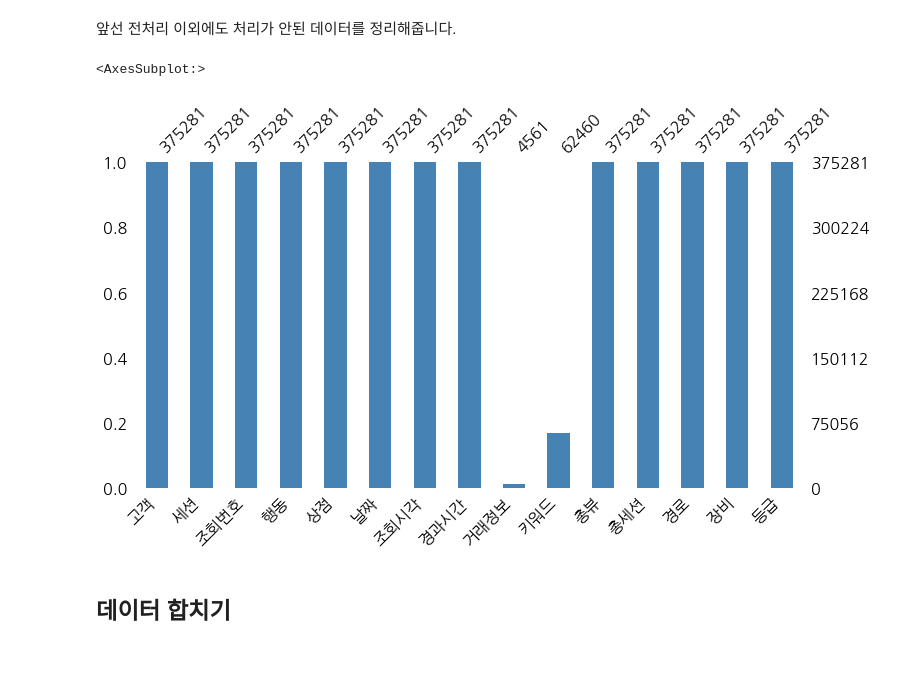
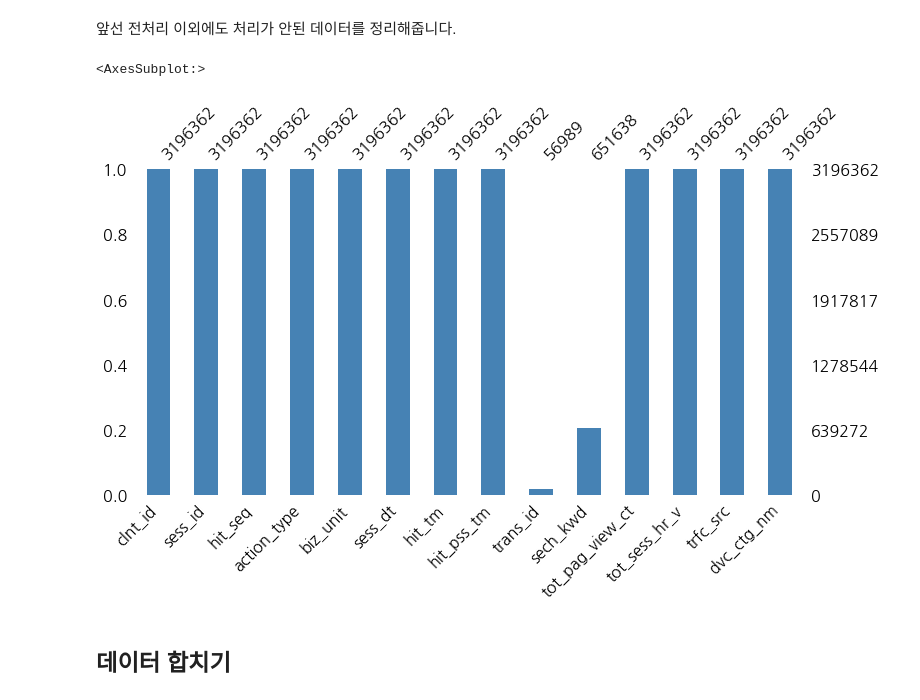
Before and after one commit to PEBpung/Lpoint-Hackathon, a Jupyter notebook: src/1. 데이터 핸들링.ipynb, the cells around one changed output. Cells and saved outputs as stored; diff of their text form; code cells hidden in the pictures; blank space fills up the shorter version.

```diff
--- a/src/1. 데이터 핸들링.ipynb
+++ b/src/1. 데이터 핸들링.ipynb
@@ -42,3 +24,30 @@ item.columns = ['상품', '대분류', '중분류', '소분류']
+# %%
+cks_dtype = {'clnt_id':'int64',
+             'sess_id':'int64',
+             'hit_seq':'int64',
+             'action_type':'int64',
+             'biz_unit':'category',
+             'sess_dt':'object',
+             'hit_tm':'object',
+             'hit_pss_tm':'int64',
+             'trans_id':'float64',
+             'sech_kwd':'object',
+             'tot_pag_view_ct':'float64',
+             'tot_sess_hr_v':'float64',
+             'trfc_src':'category',
+             'dvc_ctg_nm':'category',
+             'pd_c':'float64',
+             'de_dt':'object',
+             'de_tm':'object',
+             'buy_am':'int64',
+             'buy_ct':'int64',
+             'clnt_gender':'category',
+             'clnt_age':'float64'}
+# %%
+online = pd.read_csv('./DATA/온라인 행동 정보(CKS).csv', dtype=cks_dtype)
+trade = pd.read_csv('./DATA/거래 정보(CKS).csv', dtype=cks_dtype)
+customer = pd.read_csv('./DATA/고객 정보(CKS).csv', dtype=cks_dtype)
+item = pd.read_csv('./DATA/상품분류 정보(CKS).csv', dtype=cks_dtype)
 # %%
 online.head()
 # %% [output]
@@ -126,8 +152,8 @@ customer['나이'] = customer['나이'].astype(float)
 # %%
-msno.bar(online_week, figsize=(12,6), color='steelblue')
+msno.bar(online, figsize=(12,6), color='steelblue')
 # %% [output]
 <AxesSubplot:>
-[figure, old version]
+[figure, new version]
 # %% [markdown]
 ## 데이터 합치기
 # %% [markdown]
```
Also changed, not shown: parts of 25 cells of this notebook, 2 other files.
